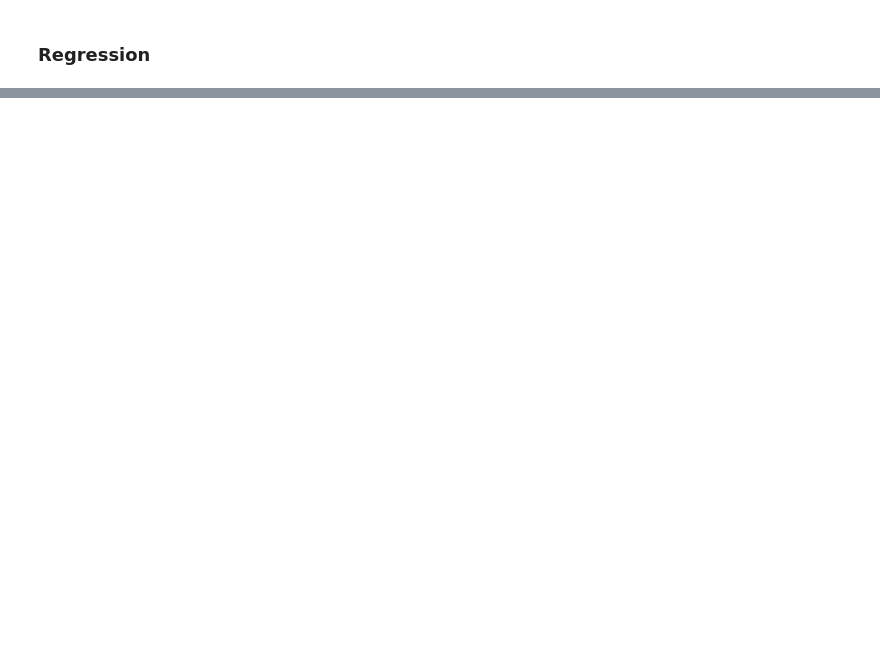
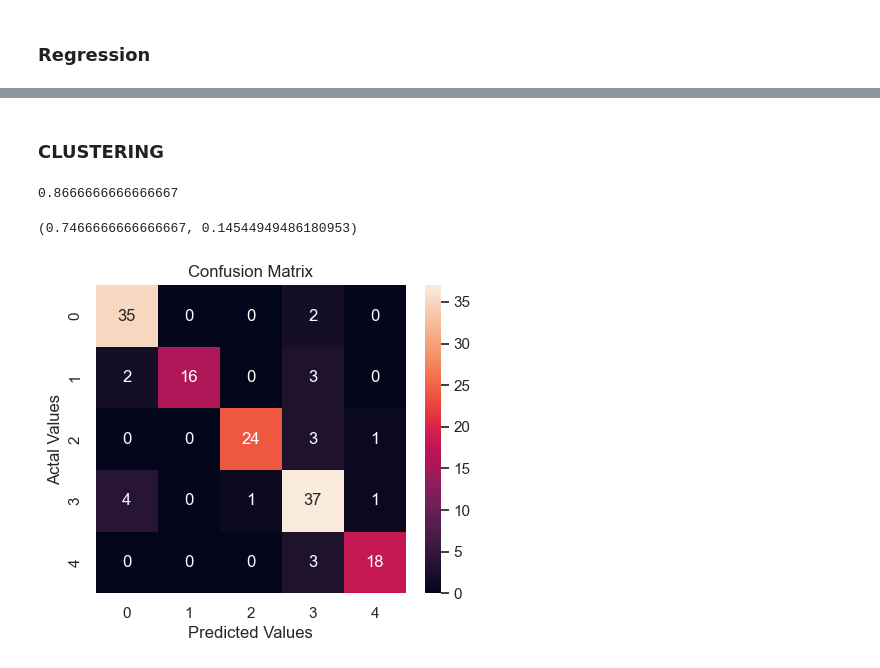
Before and after one commit to sourasen1011/Learning_From_Data, a Jupyter notebook: Fortune_500/new_file.ipynb, the cells around one changed output, grey strips where cells are left out. Cells and saved outputs as stored; diff of their text form; code cells hidden in the pictures; blank space fills up the shorter version.

```diff
--- a/Fortune_500/new_file.ipynb
+++ b/Fortune_500/new_file.ipynb
@@ -274,6 +360,10 @@ for row_idx, row in enumerate(numeric_cols):
 # %% [markdown]
 ### **Regression**
 # %%
+frt_500 = pd.concat([
+    frt_500,
+    pd.Series(labels, name='cluster')
+] , axis = 1)
 X = frt_500[[col for col in frt_500.columns if col!="Revenues"]]
 y = frt_500["Revenues"]
 
@@ -284,3 +620,5 @@ X_train.head(2)
+# %% [markdown]
+### **CLUSTERING**
 # %%
-print(frt_500[[col for col in frt_500 if col!="Revenues"]].shape)
-frt_500[[col for col in frt_500 if col!="Revenues"]].head(2)
+X_0 = frt_500[[col for col in frt_500 if col!="cluster"]]
+y = frt_500['cluster']
@@ -289,0 +672,34 @@ feature_engg_chain(X_train, y_train, train_scaler)
+# %%
+X_train , X_test , y_train , y_test = train_test_split(X, y, test_size = 0.3, stratify=y)
+# %%
+clf = MLPClassifier(hidden_layer_sizes = 35,random_state = SEED)
+clf.fit(X_train , y_train)
+y_pred = clf.predict(X_test)
+accuracy_score(y_pred,y_test)
+# %% [output]
+0.8666666666666667
+# %%
+clf = MLPClassifier(hidden_layer_sizes=35,random_state=SEED)
+
+clf.fit(X_train,y_train)
+
+cv_s = cross_val_score(clf , X_test , y_test , cv = 10)
+cv_s.mean() , cv_s.std()
+# %% [output]
+(0.7466666666666667, 0.14544949486180953)
+# %%
+from sklearn.metrics import confusion_matrix
+
+cm = confusion_matrix(y_test , y_pred)
+
+cm_df = pd.DataFrame(cm , )
+
+#Plotting the confusion matrix
+plt.figure(figsize=(5,4))
+sns.heatmap(cm_df, annot=True)
+plt.title('Confusion Matrix')
+plt.ylabel('Actal Values')
+plt.xlabel('Predicted Values')
+plt.show()
+# %% [output]
+[figure, added]
```
Also changed, not shown: parts of 46 cells of this notebook, 1 other file.
